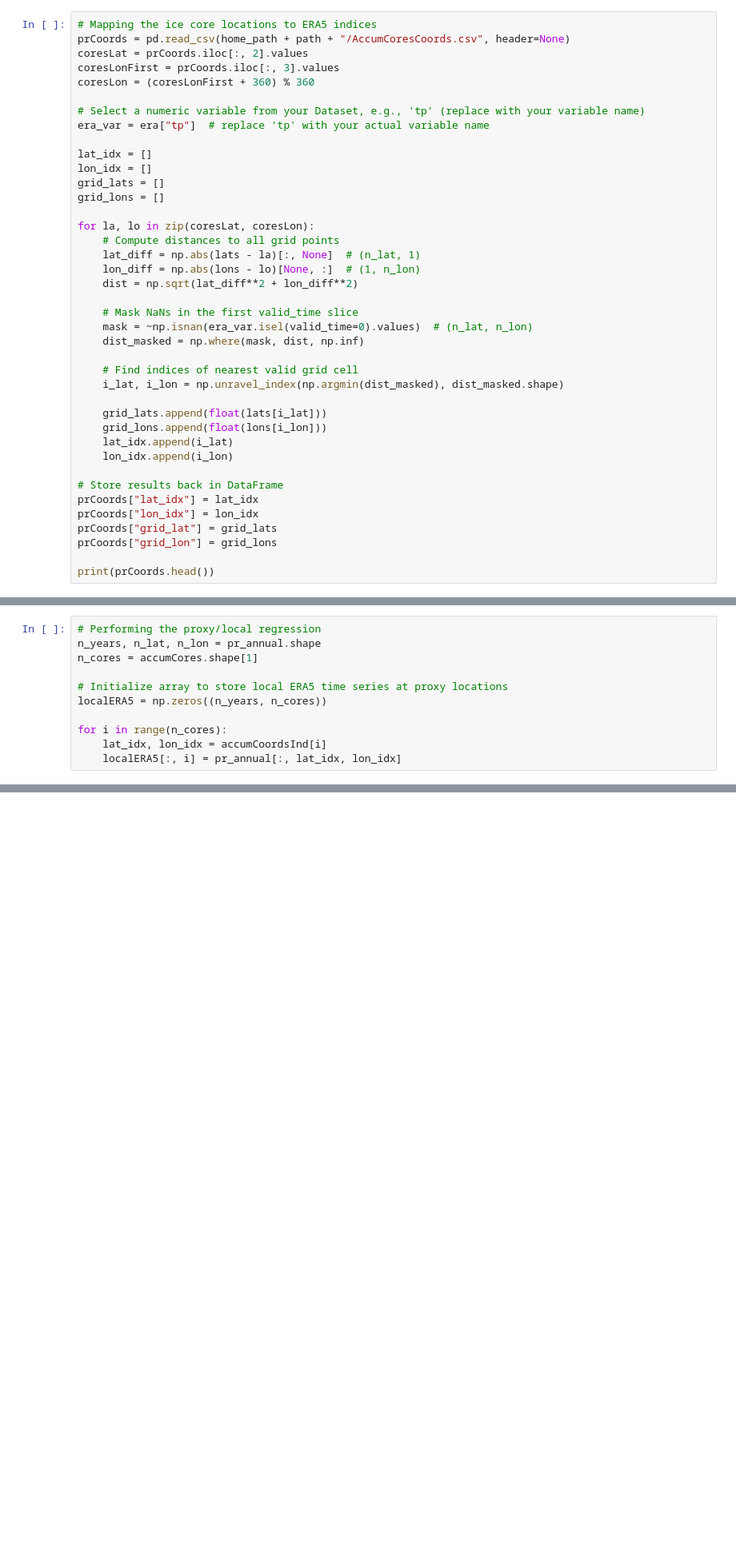
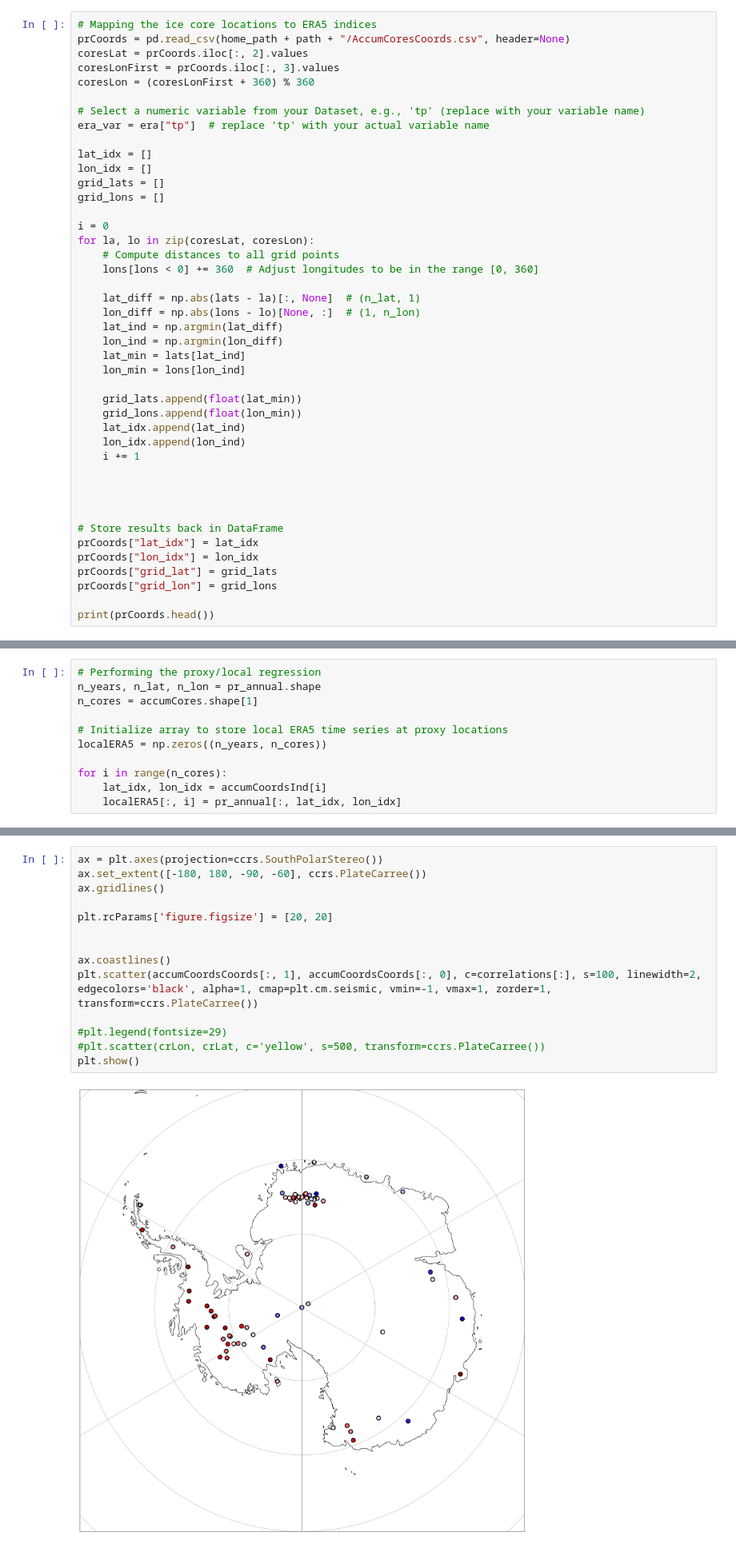
Before and after one commit to advikeswaran/metric-reconstruction, a Jupyter notebook: NewMakePSMs.ipynb, the cells around one changed output, grey strips where cells are left out. Shown at 80% size. Cells and saved outputs as stored; diff of their text form; blank space fills up the shorter version.

```diff
--- a/NewMakePSMs.ipynb
+++ b/NewMakePSMs.ipynb
@@ -59,23 +68,26 @@ lon_idx = []
 grid_lats = []
 grid_lons = []
 
+i = 0
 for la, lo in zip(coresLat, coresLon):
     # Compute distances to all grid points
+    lons[lons < 0] += 360  # Adjust longitudes to be in the range [0, 360]
+
     lat_diff = np.abs(lats - la)[:, None]  # (n_lat, 1)
     lon_diff = np.abs(lons - lo)[None, :]  # (1, n_lon)
-    dist = np.sqrt(lat_diff**2 + lon_diff**2)
+    lat_ind = np.argmin(lat_diff)
+    lon_ind = np.argmin(lon_diff)
+    lat_min = lats[lat_ind]
+    lon_min = lons[lon_ind]
 
-    # Mask NaNs in the first valid_time slice
-    mask = ~np.isnan(era_var.isel(valid_time=0).values)  # (n_lat, n_lon)
-    dist_masked = np.where(mask, dist, np.inf)
+    grid_lats.append(float(lat_min))
+    grid_lons.append(float(lon_min))
+    lat_idx.append(lat_ind)
+    lon_idx.append(lon_ind)
+    i += 1
 
-    # Find indices of nearest valid grid cell
-    i_lat, i_lon = np.unravel_index(np.argmin(dist_masked), dist_masked.shape)
 
-    grid_lats.append(float(lats[i_lat]))
-    grid_lons.append(float(lons[i_lon]))
-    lat_idx.append(i_lat)
-    lon_idx.append(i_lon)
+
 
 # Store results back in DataFrame
 prCoords["lat_idx"] = lat_idx
@@ -291,3 +237,19 @@ plt.scatter(accumCoordsCoords[:, 1], accumCoordsCoords[:, 0], c=correlations_met
 plt.show()
 # %% [output]
 [figure]
+# %%
+ax = plt.axes(projection=ccrs.SouthPolarStereo())
+ax.set_extent([-180, 180, -90, -60], ccrs.PlateCarree())
+ax.gridlines()
+
+plt.rcParams['figure.figsize'] = [20, 20]
+
+
+ax.coastlines()
+plt.scatter(accumCoordsCoords[:, 1], accumCoordsCoords[:, 0], c=correlations[:], s=100, linewidth=2, edgecolors='black', alpha=1, cmap=plt.cm.seismic, vmin=-1, vmax=1, zorder=1, transform=ccrs.PlateCarree())
+
+#plt.legend(fontsize=29)
+#plt.scatter(crLon, crLat, c='yellow', s=500, transform=ccrs.PlateCarree())
+plt.show()
+# %% [output]
+[figure, added]
```
Also changed, not shown: parts of 13 cells of this notebook, 3 other files.
